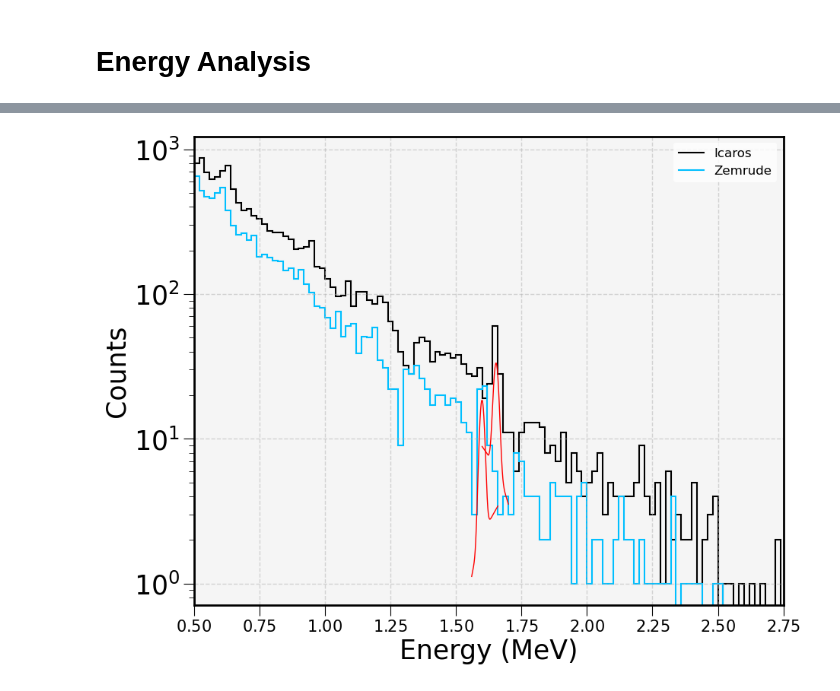
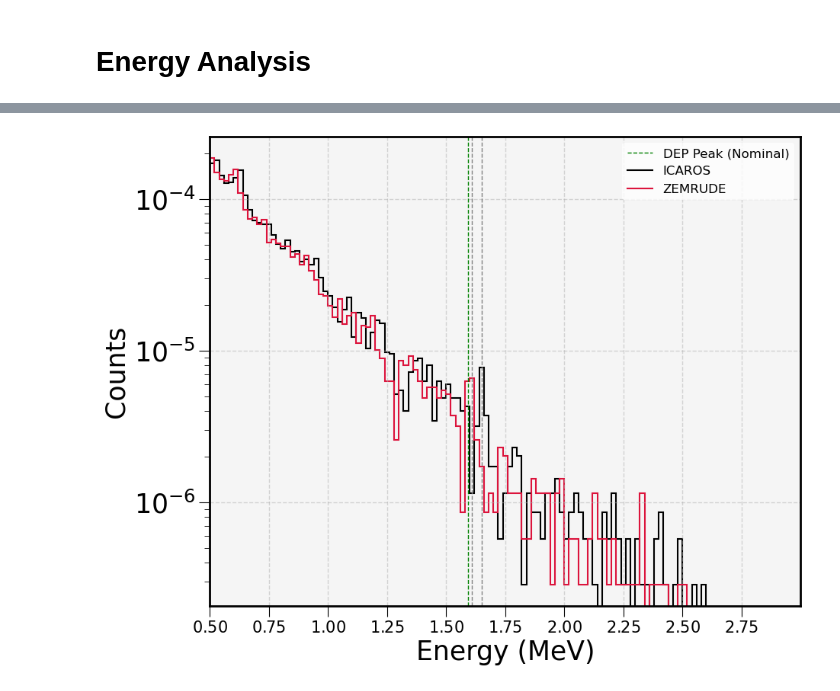
Before and after one commit to camacortespar/next-analysis, a Jupyter notebook: NEXT-100/Backgrounds/notebooks/Compare_Energy_Scales.ipynb, the cells around one changed output, grey strips where cells are left out. Cells and saved outputs as stored; diff of their text form; code cells hidden in the pictures.

Commit message:
Final validation of zemrude maps

```diff
--- a/NEXT-100/Backgrounds/notebooks/Compare_Energy_Scales.ipynb
+++ b/NEXT-100/Backgrounds/notebooks/Compare_Energy_Scales.ipynb
@@ -44,4 +20,0 @@ DATAFRAMES = {
-# %%
-for i, city in enumerate(DATAFRAMES.keys()):
-    # Load DataFrame
-    DATAFRAMES[city]['fiducial'] = pd.read_hdf(FILENAMES[i], key='Events')
@@ -67,0 +180,15 @@ DATAFRAMES
+# %%
+init_counter, final_counter = 0, 0
+
+for city in DATAFRAMES.keys():
+
+    print(f"--- Fiducial electrons cut for {city.upper()} dataset ---")
+    df_temp = DATAFRAMES[city]['fiducial']
+    init_counter = df_temp['global_event'].nunique()
+
+    # Fiducial volume
+    df_temp = df_temp[df_temp['region'] == 'fiducial'].copy()
+    final_counter = df_temp['global_event'].nunique()
+
+    print(f"  After selection: {final_counter} events ({final_counter/init_counter:.2%})\n")
+    DATAFRAMES[city]['fiducial'] = df_temp
@@ -70,19 +219,17 @@ DATAFRAMES
 # %%
 # Global
 n_bins = 125
-DEP_VALUE = 1.593       # MeV
+DEP_peak_hist = {}
 
+# ----- Define the Binning ----- #
 # Dataframes
 FIDU_ICAROS_DF  = DATAFRAMES['icaros']['fiducial']
-FIDU_ZEMRUDE_DF = DATAFRAMES['zemrude']['fiducial']
+hist_range = (FIDU_ICAROS_DF['E_evt_mev'].min(), 3)
+_, plot_edges = np.histogram(FIDU_ICAROS_DF['E_evt_mev'].unique(), bins=n_bins, range=hist_range)
 
-# ----- Define the Binning ----- #
-_, plot_edges = np.histogram(FIDU_ICAROS_DF['E_evt_mev'].unique(), bins=n_bins, range=(FIDU_ICAROS_DF['E_evt_mev'].min(), 3))
+for i, city in enumerate(DATAFRAMES.keys()):
 
-for i, dataframe in enumerate([FIDU_ICAROS_DF, FIDU_ZEMRUDE_DF]):
-
-    if i == 0: label = 'Icaros'
-    else:      label = 'Zemrude'
+    dataframe = DATAFRAMES[city]['fiducial']
 
     # Variable
     # E_evt = dataframe['E_evt_mev'].unique() - shift_value
@@ -91,7 +238,7 @@ for i, dataframe in enumerate([FIDU_ICAROS_DF, FIDU_ZEMRUDE_DF]):
     # Histogram
     counts, bin_edges = np.histogram(E_evt, bins=plot_edges)
     rate = counts / (RAS_ON_CORRECTED_TIME)     # in [Hz]
-    print(f"\n{label.upper()}:\n  Counts = {counts.sum()}, corr. time = {RAS_ON_CORRECTED_TIME:.2f} s | Rate = {rate.sum()*1e3:.4f} mHz")
+    print(f"\n{city.upper()}:\n  Counts = {counts.sum()}, corr. time = {RAS_ON_CORRECTED_TIME:.2f} s | Rate = {rate.sum()*1e3:.4f} mHz")
 
     # ----- DEP Histogram Peak ----- #
     mask = (bin_edges[:-1] >= 1.55) & (bin_edges[:-1] <= 1.75)
@@ -99,44 +246,24 @@ for i, dataframe in enumerate([FIDU_ICAROS_DF, FIDU_ZEMRUDE_DF]):
     # Find the bin with the highest count in the specified range
     peak_bin_index  = np.argmax(counts[mask])
     peak_bin_center = bin_centers[mask][peak_bin_index]
-    # shift_value = peak_bin_center - DEP_VALUE
-    print(f"  Center of the DEP bin: {peak_bin_center:.4f} MeV | ")
-    # print(f"  Shift value: {shift_value:.4f} MeV")
-    # Plot line
-    # plt.axvline(peak_bin_center, c=crudo.pt.hist_colors[i % len(crudo.pt.hist_colors)], ls='--', lw=1.0)
-
-    # ----- Fitting ----- #
-    calib_range = (peak_bin_center - 0.05, peak_bin_center + 0.05)
-    popt, pcov, hist_data = fit_peak_crystal_ball(E_evt, peak_bin_center, calib_range)
-    # Results
-    mu, sigma = popt[1], abs(popt[2])
-    mu_err, sigma_err = np.sqrt(pcov[1, 1]), np.sqrt(pcov[2, 2])
-    res_cv  = 2.355 * sigma / mu * 100
-    res_err = res_cv * np.sqrt((sigma_err/sigma)**2 + (mu_err/mu)**2) if sigma > 0 else np.nan
-    print(f"  Fit results:\n    μ = ({mu:.4f} ± {mu_err:.4f}) MeV\n    σ = ({sigma:.4f} ± {sigma_err:.4f}) MeV\n    R(%) = ({res_cv:.2f} ± {res_err:.2f})%")
-
+    shift_value = peak_bin_center - DEP_VALUE
+    DEP_peak_hist[city] = peak_bin_center
+    print(f"  Center of the DEP bin: {peak_bin_center:.4f} MeV")
+    print(f"  Shift value: {shift_value:.4f} MeV")
 
     # ----- Plotting ----- #
     # Data
-    plt.stairs(counts, bin_edges, label=f'{label}',
-               fill=False, lw=1.5, ec=crudo.pt.hist_colors[3*i % len(crudo.pt.hist_colors)])
-
-    # Fit
-    fit_x = np.linspace(calib_range[0], calib_range[1], 300)
-    plt.plot(fit_x, crystal_ball_with_linear_bg(fit_x, *popt), 'r-', lw=1.0)
-    # Plot the data points used for the fit
-    # plt.scatter(hist_data[0], hist_data[1], color='blue', marker='o', s=50, label=f'Fit Data Points ({label})')
-
-    # # Highlight the fitted mean
-    # # plt.scatter(mu, crystal_ball_with_linear_bg(mu, *popt), color='red', marker='x', s=100, label=f'μ ({label})')
-
+    plt.stairs(rate, bin_edges, label=f'{city.upper()}',
+               fill=False, lw=1.5, ec=crudo.pt.hist_colors[i % len(crudo.pt.hist_colors)])
+    # line
+    plt.axvline(peak_bin_center, c='gray', ls='--', lw=1.0)
 
 # Lines
-# plt.axvline(x=DEP_VALUE, c='green', ls='--', lw=1.0, label='DEP Peak (Nominal)')
+plt.axvline(x=DEP_VALUE, c='green', ls='--', lw=1.0, label='DEP Peak (Nominal)')
 
 # ----- Styling ----- #
 plt.xlabel('Energy (MeV)')
-plt.xlim(1.5, 1.8)
+plt.xlim(0.5, 3.0)
 plt.xticks(np.arange(0.5, 3.0, 0.25))
 plt.xticks(fontsize=15)
 plt.ylabel('Counts')
@@ -167 +288 @@ ZEMRUDE:
-[figure, old version]
+[figure, new version]
```
Also changed, not shown: parts of 26 cells of this notebook, 5 other files.
